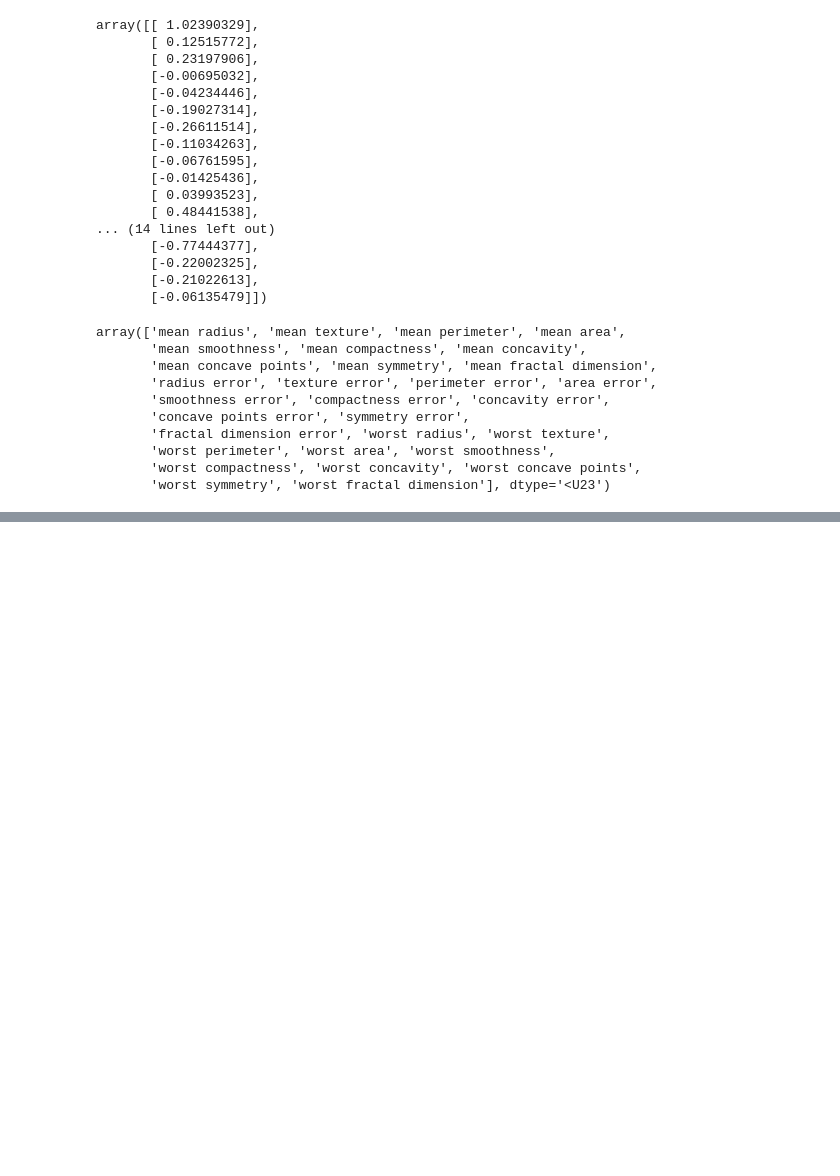
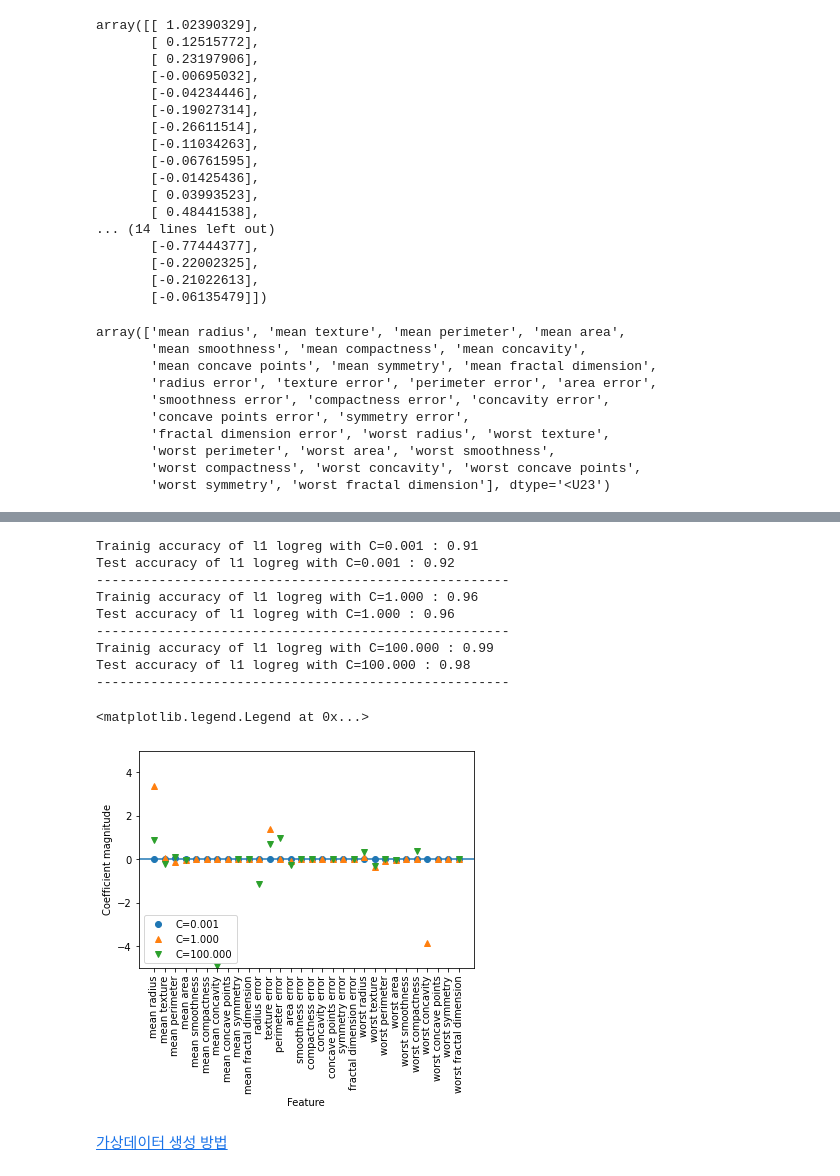
Before and after one commit to Be-beee/daegu-ai-school, a Jupyter notebook: 04_Scikit-Learn/02-2-Supervised-learning.ipynb, the cells around one changed output, grey strips where cells are left out. Cells and saved outputs as stored; diff of their text form; code cells hidden in the pictures; blank space fills up the shorter version.

```diff
--- a/04_Scikit-Learn/02-2-Supervised-learning.ipynb
+++ b/04_Scikit-Learn/02-2-Supervised-learning.ipynb
@@ -512,0 +517,34 @@ array(['mean radius', 'mean texture', 'mean perimeter', 'mean area',
+# %%
+for C, marker in zip([0.001, 1, 100], ['o','^','v']):
+    lr_l1 = LogisticRegression(C=C, solver='liblinear', penalty='l1').fit(X_train, y_train)
+
+    print('Trainig accuracy of l1 logreg with C={:.3f} : {:.2f}'.format(
+    C, lr_l1.score(X_train, y_train)))
+    print('Test accuracy of l1 logreg with C={:.3f} : {:.2f}'.format(
+    C, lr_l1.score(X_test, y_test)))
+    print('-----------------------------------------------------')
+    plt.plot(lr_l1.coef_.T, marker, label='C={:.3f}'.format(C))
+
+plt.xticks(range(cancer.data.shape[1]), cancer.feature_names, rotation=90)
+xlims = plt.xlim()
+plt.hlines(0, xlims[0], xlims[1])
+plt.xlim(xlims)
+plt.xlabel("Feature")
+plt.ylabel("Coefficient magnitude")
+
+plt.ylim(-5, 5)
+plt.legend(loc=3)
+# %% [output]
+Trainig accuracy of l1 logreg with C=0.001 : 0.91
+Test accuracy of l1 logreg with C=0.001 : 0.92
+-----------------------------------------------------
+Trainig accuracy of l1 logreg with C=1.000 : 0.96
+Test accuracy of l1 logreg with C=1.000 : 0.96
+-----------------------------------------------------
+Trainig accuracy of l1 logreg with C=100.000 : 0.99
+Test accuracy of l1 logreg with C=100.000 : 0.98
+-----------------------------------------------------
+<matplotlib.legend.Legend at 0x...>
+[figure, added]
+# %% [markdown]
+[가상데이터 생성 방법](https://datascienceschool.net/03%20machine%20learning/09.02%20%EB%B6%84%EB%A5%98%EC%9A%A9%20%EA%B0%80%EC%83%81%20%EB%8D%B0%EC%9D%B4%ED%84%B0%20%EC%83%9D%EC%84%B1.html)
```
Also changed, not shown: parts of 7 cells of this notebook.
